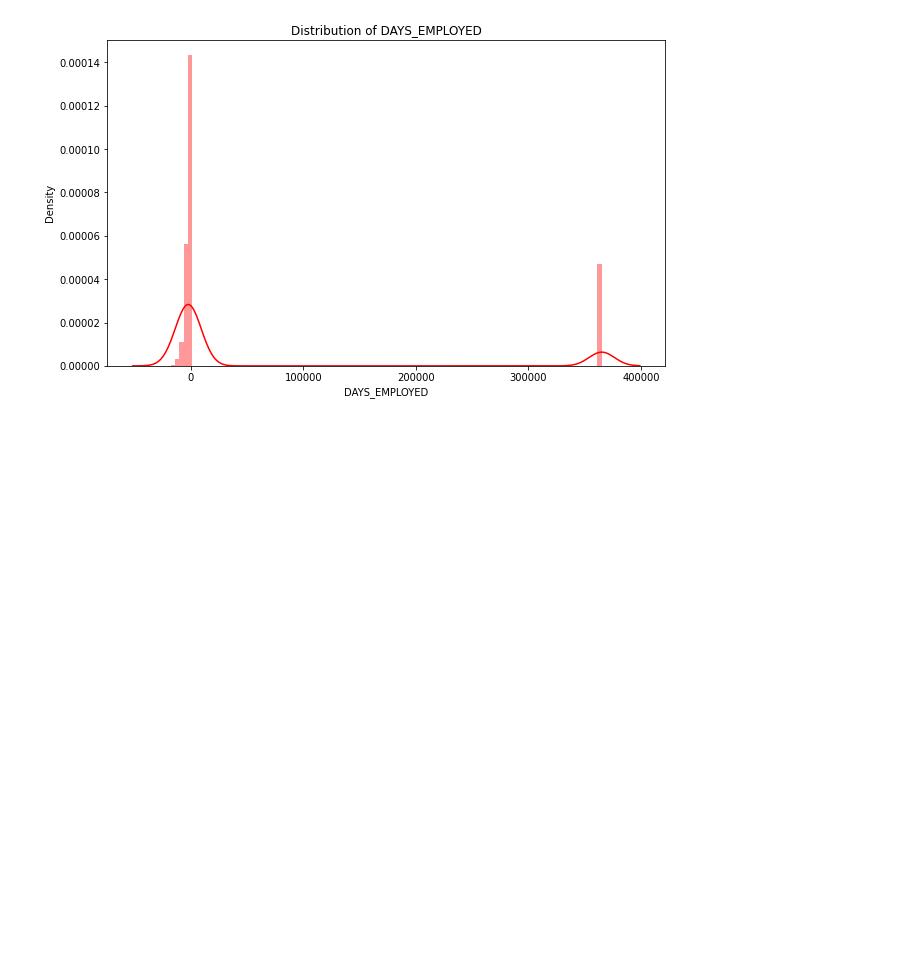
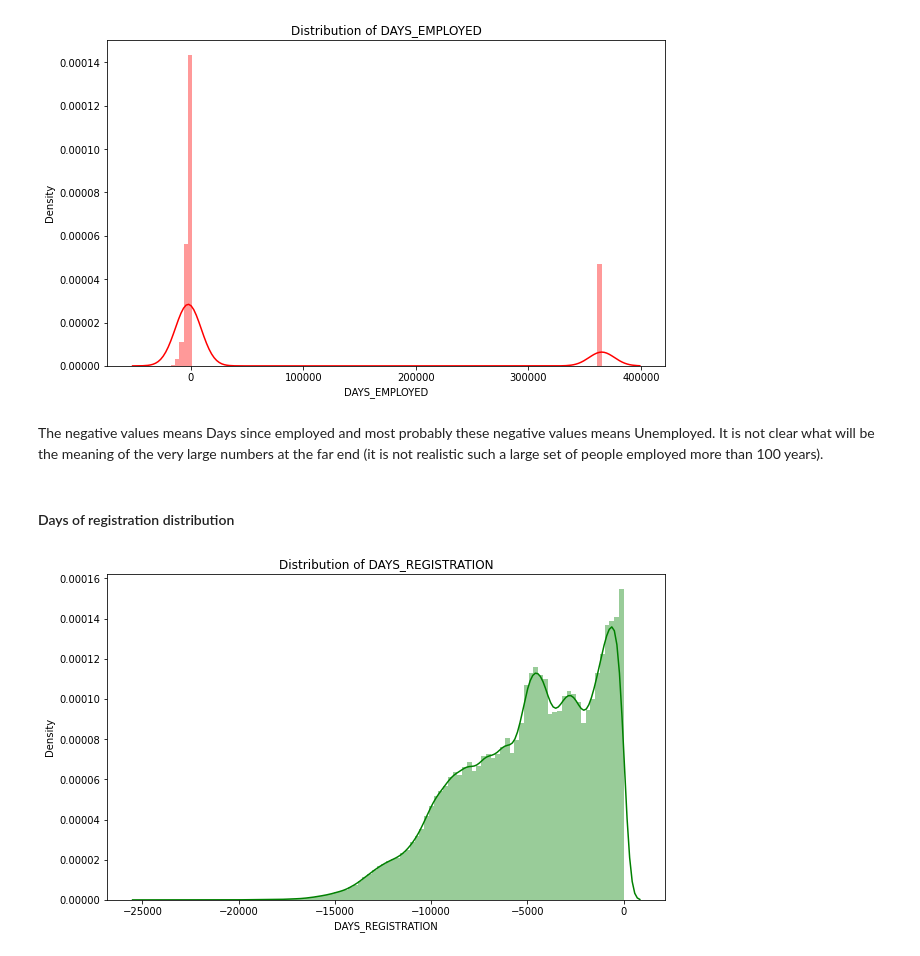
Before and after one commit to mhs10031990/Hands_on, a Jupyter notebook: CRA_Data_Visualization.ipynb, the cells around one changed output. Drawn from its saved outputs; the diff is of its cells as text; code cells hidden in the pictures; blank space fills up the shorter version.

```diff
--- a/CRA_Data_Visualization.ipynb
+++ b/CRA_Data_Visualization.ipynb
@@ -315,0 +314,8 @@ The negative values means Days since employed and most probably these negative v
+# %% [markdown]
+The negative values means Days since employed and most probably these negative values means Unemployed. It is not clear what will be the meaning of the very large numbers at the far end (it is not realistic such a large set of people employed more than 100 years).
+# %% [markdown]
+#### Days of registration distribution
+# %%
+plot_distribution('DAYS_REGISTRATION','green')
+# %% [output]
+[figure, added]
```
Also changed, not shown: parts of 8 cells of this notebook.
